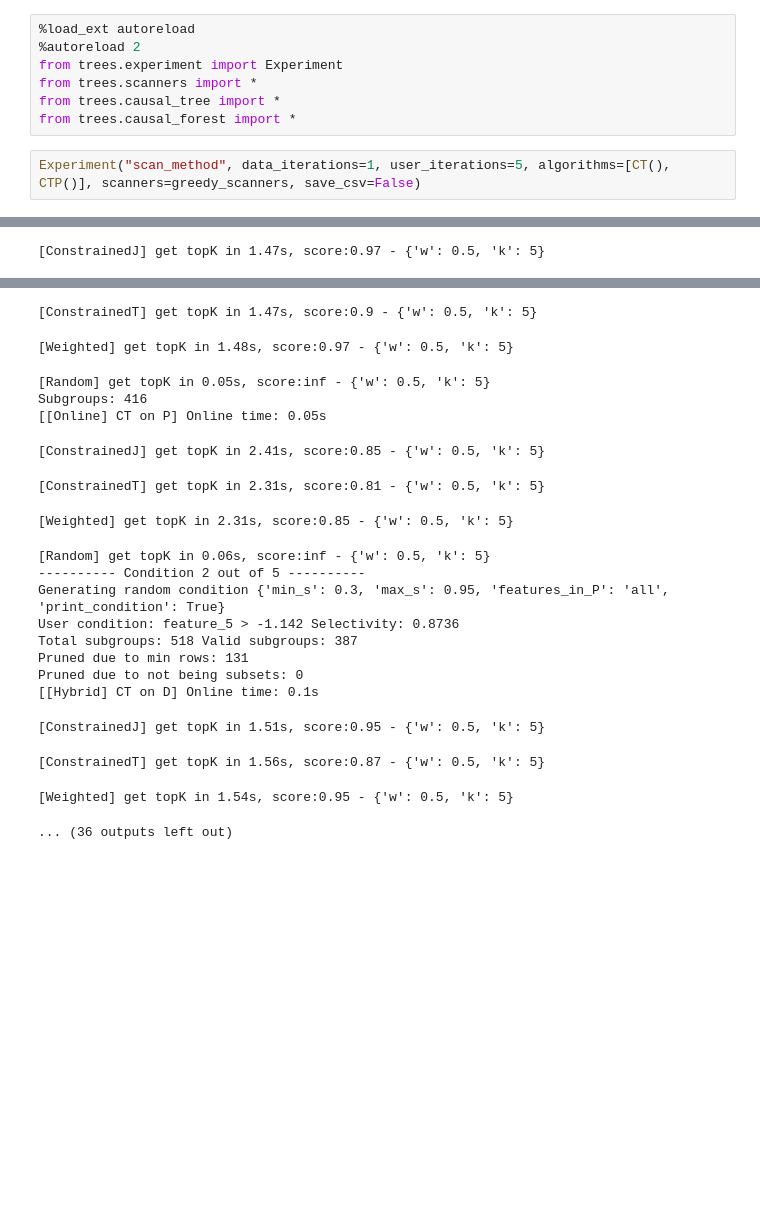
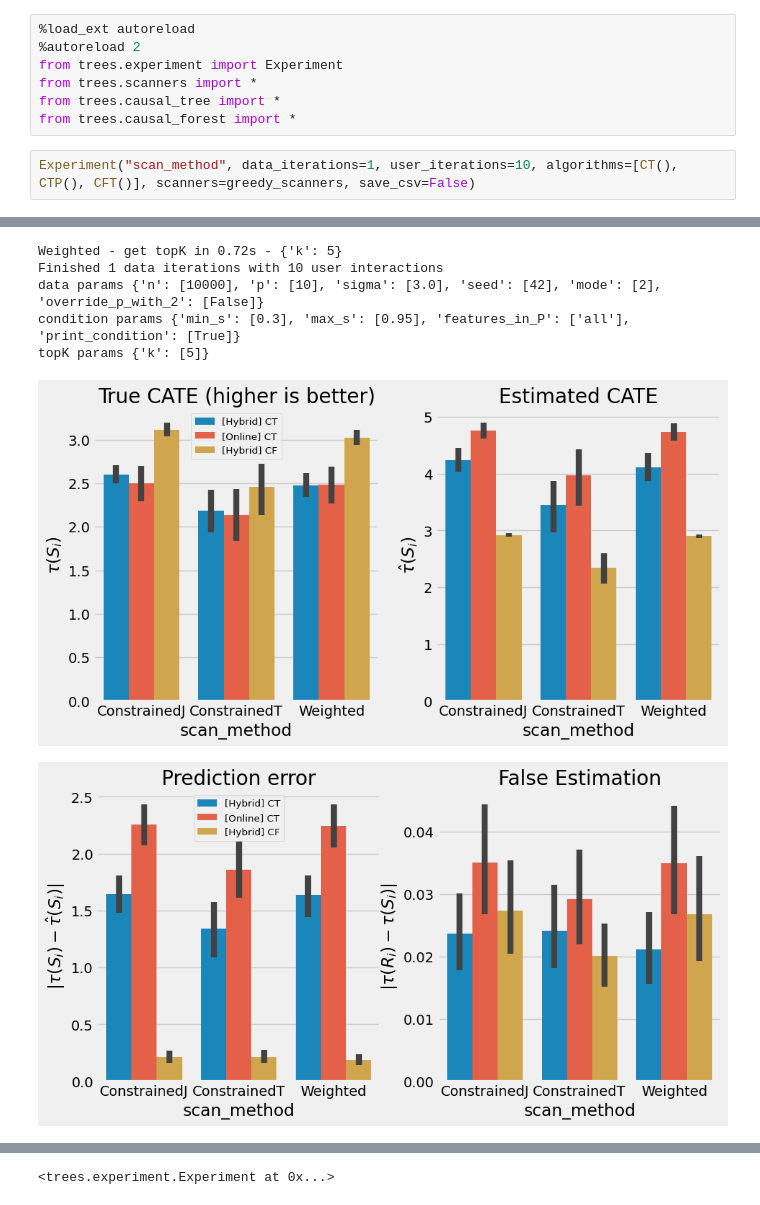
Before and after one commit to antonismand/Query-Driven-Data-Exploration-with-Heterogeneous-Treatment-Effects, a Jupyter notebook: experiments/scanners.ipynb, the cells around one changed output, grey strips where cells are left out. Saved outputs shown, nothing was run; the diff lists cells and outputs as text; blank space fills up the shorter version.

```diff
--- a/experiments/scanners.ipynb
+++ b/experiments/scanners.ipynb
@@ -6,7 +6,7 @@ from trees.scanners import *
 from trees.causal_tree import *
 from trees.causal_forest import *
 # %%
-Experiment("scan_method", data_iterations=1, user_iterations=5, algorithms=[CT(), CTP()], scanners=greedy_scanners, save_csv=False)
+Experiment("scan_method", data_iterations=1, user_iterations=10, algorithms=[CT(), CTP(), CFT()], scanners=greedy_scanners, save_csv=False)
 # %% [output]
 -------------------- New data --------------------
 Generating data {'n': 10000, 'p': 10, 'sigma': 3.0, 'seed': 0, 'mode': 2, 'override_p_with_2': False}
@@ -22 +28,7 @@ Pruned due to not being subsets: 0
-[ConstrainedJ] get topK in 1.47s, score:0.97 - {'w': 0.5, 'k': 5}
+Weighted - get topK in 0.72s - {'k': 5}
+Finished 1 data iterations with 10 user interactions
+data params {'n': [10000], 'p': [10], 'sigma': [3.0], 'seed': [42], 'mode': [2], 'override_p_with_2': [False]}
+condition params {'min_s': [0.3], 'max_s': [0.95], 'features_in_P': ['all'], 'print_condition': [True]}
+topK params {'k': [5]}
+[figure, added]
+[figure, added]
@@ -23,20 +39 @@ Pruned due to not being subsets: 0
-[ConstrainedT] get topK in 1.47s, score:0.9 - {'w': 0.5, 'k': 5}
+<trees.experiment.Experiment at 0x...>
-[Weighted] get topK in 1.48s, score:0.97 - {'w': 0.5, 'k': 5}
-[Random] get topK in 0.05s, score:inf - {'w': 0.5, 'k': 5}
-Subgroups: 416
-[[Online] CT on P] Online time: 0.05s
-[ConstrainedJ] get topK in 2.41s, score:0.85 - {'w': 0.5, 'k': 5}
-[ConstrainedT] get topK in 2.31s, score:0.81 - {'w': 0.5, 'k': 5}
-[Weighted] get topK in 2.31s, score:0.85 - {'w': 0.5, 'k': 5}
-[Random] get topK in 0.06s, score:inf - {'w': 0.5, 'k': 5}
----------- Condition 2 out of 5 ----------
-Generating random condition {'min_s': 0.3, 'max_s': 0.95, 'features_in_P': 'all', 'print_condition': True}
-User condition: feature_5 > -1.142 Selectivity: 0.8736
-Total subgroups: 518 Valid subgroups: 387
-Pruned due to min rows: 131
-Pruned due to not being subsets: 0
-[[Hybrid] CT on D] Online time: 0.1s
-[ConstrainedJ] get topK in 1.51s, score:0.95 - {'w': 0.5, 'k': 5}
-[ConstrainedT] get topK in 1.56s, score:0.87 - {'w': 0.5, 'k': 5}
-[Weighted] get topK in 1.54s, score:0.95 - {'w': 0.5, 'k': 5}
-... (36 outputs left out)
```
Also changed, not shown: parts of 1 cell of this notebook, 6 other files.
